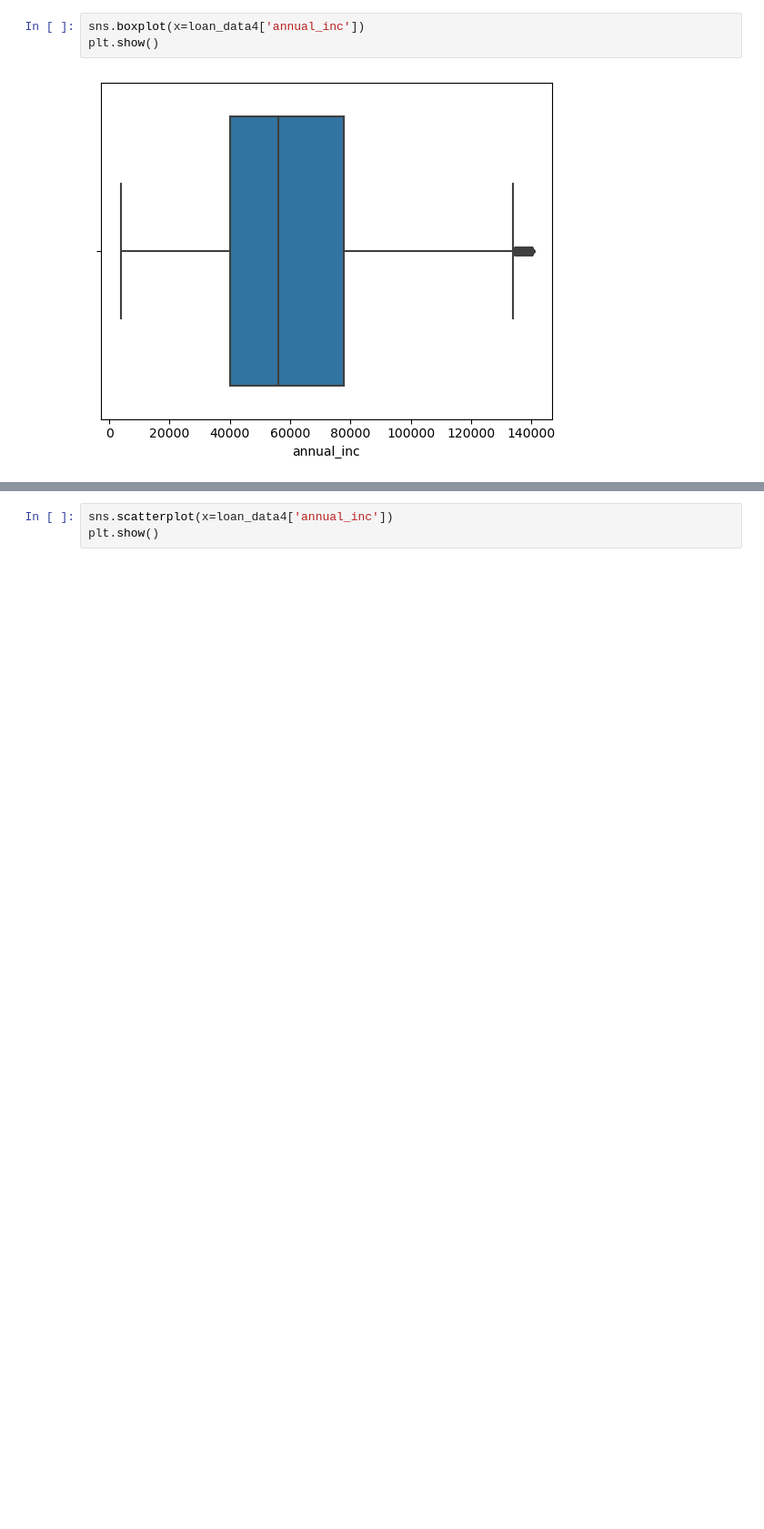
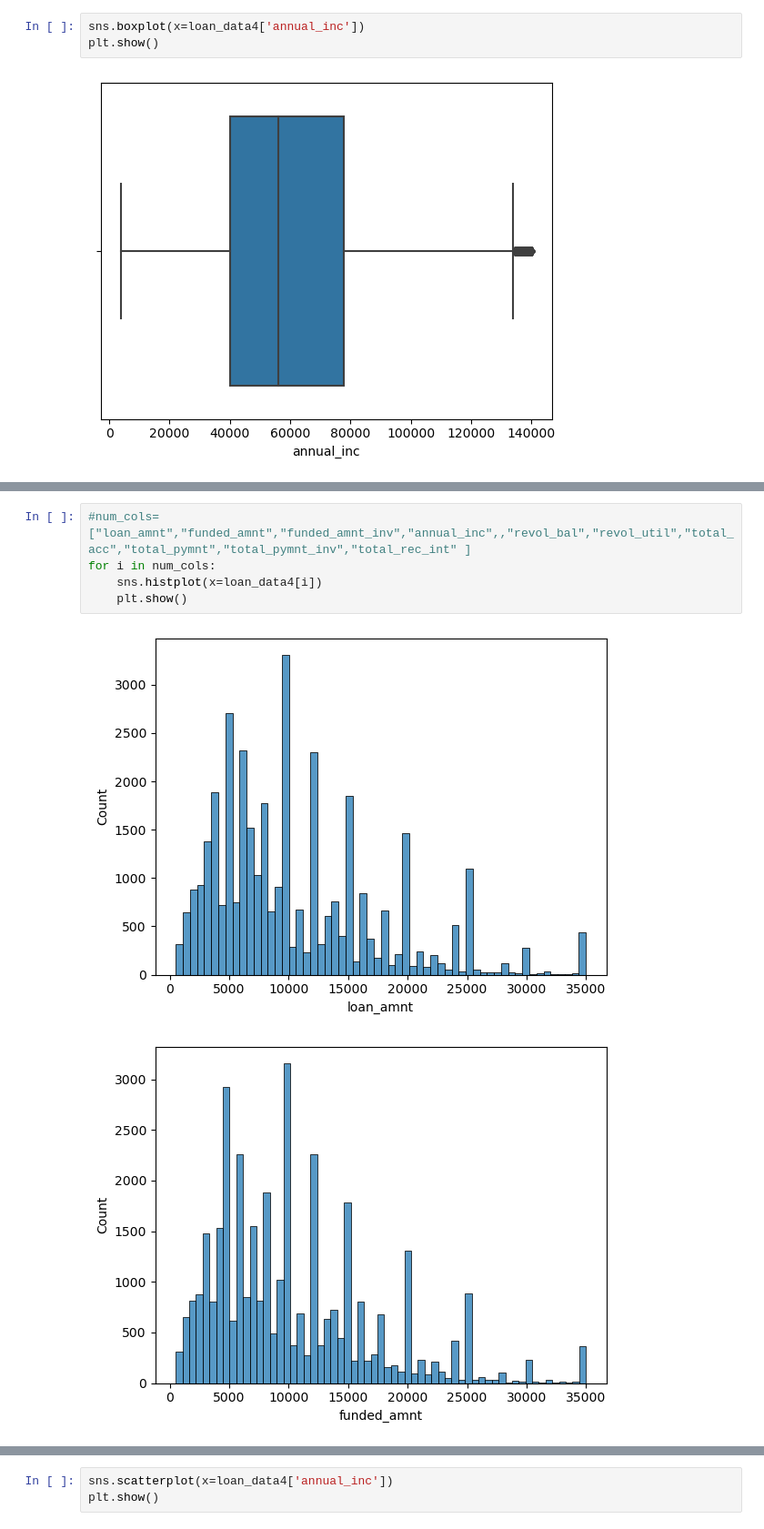
Before and after one commit to vmishra0905/lending-club-case-study, a Jupyter notebook: loan_eda_final.ipynb, the cells around one changed output, grey strips where cells are left out. Shown: that part at 91% size. Saved outputs shown, nothing was run; the diff lists cells and outputs as text; blank space fills up the shorter version.

```diff
--- a/loan_eda_final.ipynb
+++ b/loan_eda_final.ipynb
@@ -509,3 +570,11 @@ sns.histplot(x=loan_data4['annual_inc'])
 plt.show()
 # %% [output]
 [figure]
+# %%
+#num_cols=["loan_amnt","funded_amnt","funded_amnt_inv","annual_inc",,"revol_bal","revol_util","total_acc","total_pymnt","total_pymnt_inv","total_rec_int" ]
+for i in num_cols:
+    sns.histplot(x=loan_data4[i])
+    plt.show()
+# %% [output]
+[figure, added]
+[figure, added]
```
Also changed, not shown: parts of 45 cells of this notebook.
